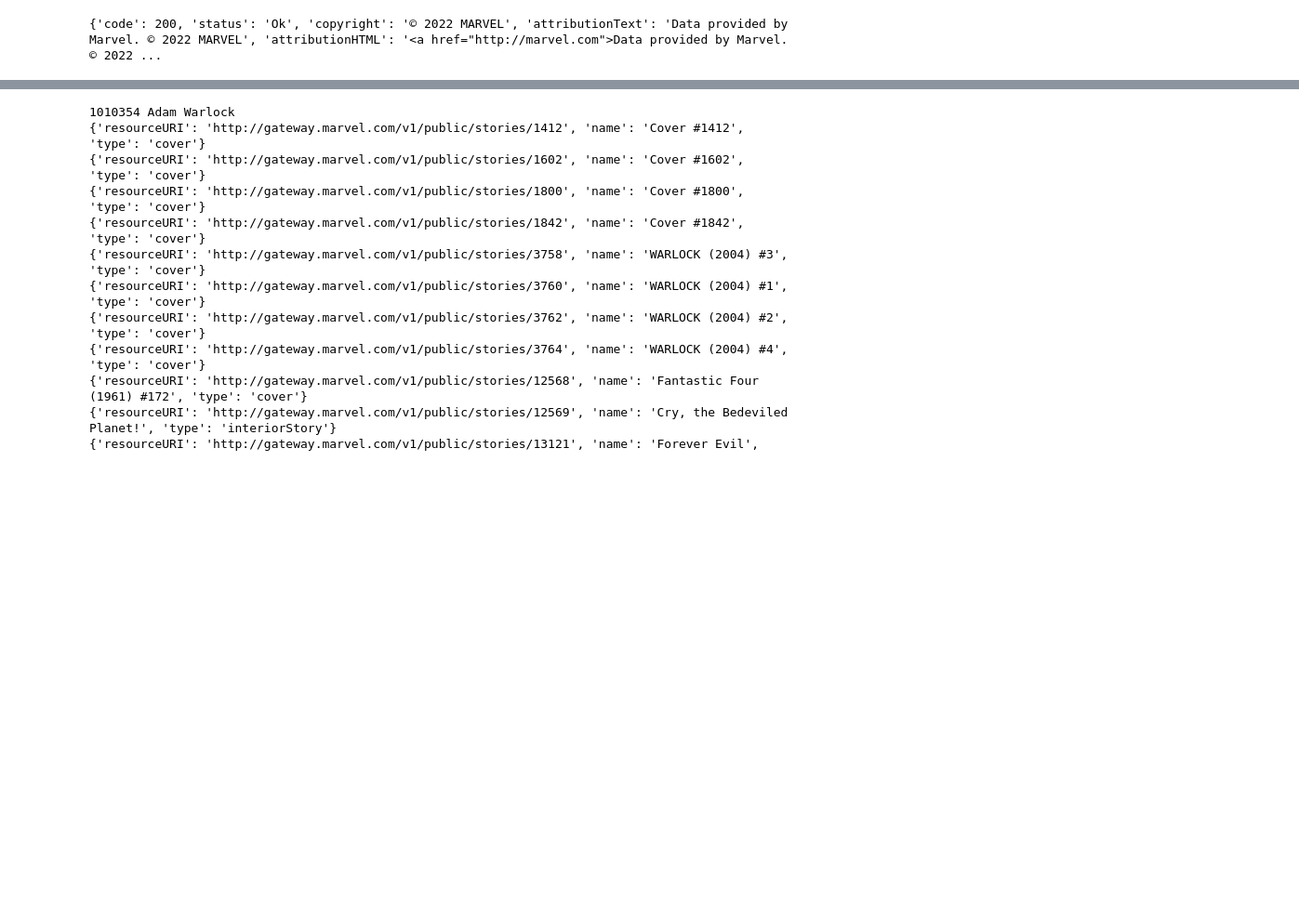
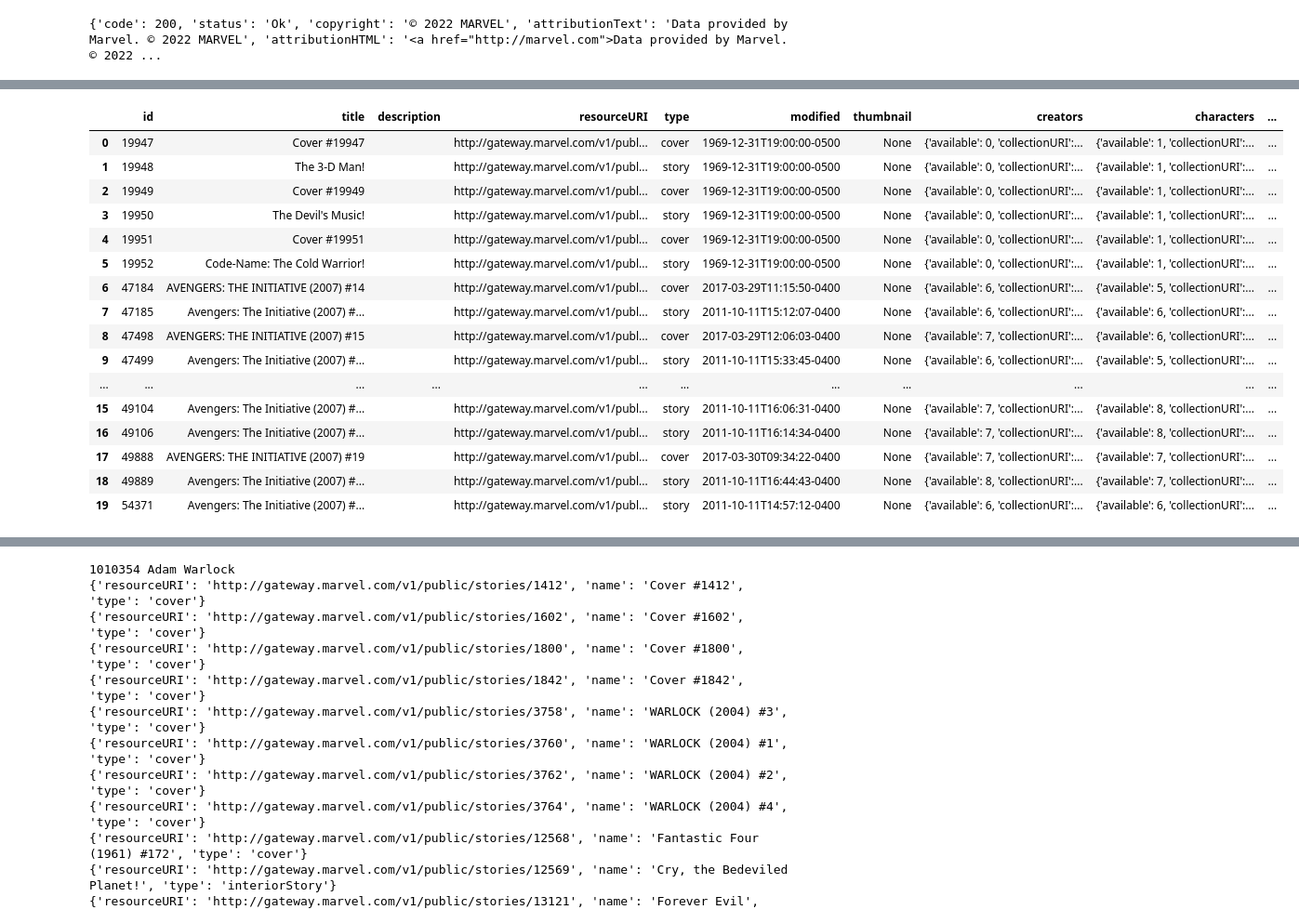
Before and after one commit to sean-gits-py/marvel_api, a Jupyter notebook: marvel_sandbox.ipynb, the cells around one changed output, grey strips where cells are left out. Shown at 93% size. Drawn from its saved outputs; the diff is of its cells as text; code cells hidden in the pictures; blank space fills up the shorter version.

Commit message:
Commit:
Added pandas dataframes, need to fix so that entire dataset is captured in api call.

Updated: 12/28/2022

```diff
--- a/marvel_sandbox.ipynb
+++ b/marvel_sandbox.ipynb
@@ -14,3 +14,6 @@ all_characters = characters.all()
 print(all_characters)
 # %% [output]
 {'code': 200, 'status': 'Ok', 'copyright': '© 2022 MARVEL', 'attributionText': 'Data provided by Marvel. © 2022 MARVEL', 'attributionHTML': '<a href="http://marvel.com">Data provided by Marvel. © 2022 ...
+# %%
+df_characters = pd.DataFrame(all_characters["data"]["results"])
+df_characters
@@ -16,0 +59,23 @@ print(all_characters)
+# %%
+story = characters.stories(df_characters["id"][0])
+# %%
+df_story = pd.DataFrame(story["data"]["results"])
+df_story
+# %% [output]
+|  | id | title | description | resourceURI | type | modified | thumbnail | creators | characters | ... |
+| 0 | 19947 | Cover #19947 |  | http://gateway.marvel.com/v1/publ... | cover | 1969-12-31T19:00:00-0500 | None | {'available': 0, 'collectionURI':... | {'available': 1, 'collectionURI':... | ... |
+| 1 | 19948 | The 3-D Man! |  | http://gateway.marvel.com/v1/publ... | story | 1969-12-31T19:00:00-0500 | None | {'available': 0, 'collectionURI':... | {'available': 1, 'collectionURI':... | ... |
+| 2 | 19949 | Cover #19949 |  | http://gateway.marvel.com/v1/publ... | cover | 1969-12-31T19:00:00-0500 | None | {'available': 0, 'collectionURI':... | {'available': 1, 'collectionURI':... | ... |
+| 3 | 19950 | The Devil's Music! |  | http://gateway.marvel.com/v1/publ... | story | 1969-12-31T19:00:00-0500 | None | {'available': 0, 'collectionURI':... | {'available': 1, 'collectionURI':... | ... |
+| 4 | 19951 | Cover #19951 |  | http://gateway.marvel.com/v1/publ... | cover | 1969-12-31T19:00:00-0500 | None | {'available': 0, 'collectionURI':... | {'available': 1, 'collectionURI':... | ... |
+| 5 | 19952 | Code-Name: The Cold Warrior! |  | http://gateway.marvel.com/v1/publ... | story | 1969-12-31T19:00:00-0500 | None | {'available': 0, 'collectionURI':... | {'available': 1, 'collectionURI':... | ... |
+| 6 | 47184 | AVENGERS: THE INITIATIVE (2007) #14 |  | http://gateway.marvel.com/v1/publ... | cover | 2017-03-29T11:15:50-0400 | None | {'available': 6, 'collectionURI':... | {'available': 5, 'collectionURI':... | ... |
+| 7 | 47185 | Avengers: The Initiative (2007) #... |  | http://gateway.marvel.com/v1/publ... | story | 2011-10-11T15:12:07-0400 | None | {'available': 6, 'collectionURI':... | {'available': 6, 'collectionURI':... | ... |
+| 8 | 47498 | AVENGERS: THE INITIATIVE (2007) #15 |  | http://gateway.marvel.com/v1/publ... | cover | 2017-03-29T12:06:03-0400 | None | {'available': 7, 'collectionURI':... | {'available': 6, 'collectionURI':... | ... |
+| 9 | 47499 | Avengers: The Initiative (2007) #... |  | http://gateway.marvel.com/v1/publ... | story | 2011-10-11T15:33:45-0400 | None | {'available': 6, 'collectionURI':... | {'available': 5, 'collectionURI':... | ... |
+| ... | ... | ... | ... | ... | ... | ... | ... | ... | ... | ... |
+| 15 | 49104 | Avengers: The Initiative (2007) #... |  | http://gateway.marvel.com/v1/publ... | story | 2011-10-11T16:06:31-0400 | None | {'available': 7, 'collectionURI':... | {'available': 8, 'collectionURI':... | ... |
+| 16 | 49106 | Avengers: The Initiative (2007) #... |  | http://gateway.marvel.com/v1/publ... | story | 2011-10-11T16:14:34-0400 | None | {'available': 7, 'collectionURI':... | {'available': 8, 'collectionURI':... | ... |
+| 17 | 49888 | AVENGERS: THE INITIATIVE (2007) #19 |  | http://gateway.marvel.com/v1/publ... | cover | 2017-03-30T09:34:22-0400 | None | {'available': 7, 'collectionURI':... | {'available': 7, 'collectionURI':... | ... |
+| 18 | 49889 | Avengers: The Initiative (2007) #... |  | http://gateway.marvel.com/v1/publ... | story | 2011-10-11T16:44:43-0400 | None | {'available': 8, 'collectionURI':... | {'available': 7, 'collectionURI':... | ... |
+| 19 | 54371 | Avengers: The Initiative (2007) #... |  | http://gateway.marvel.com/v1/publ... | story | 2011-10-11T14:57:12-0400 | None | {'available': 6, 'collectionURI':... | {'available': 6, 'collectionURI':... | ... |
```
Also changed, not shown: parts of 8 cells of this notebook, 1 other file.
